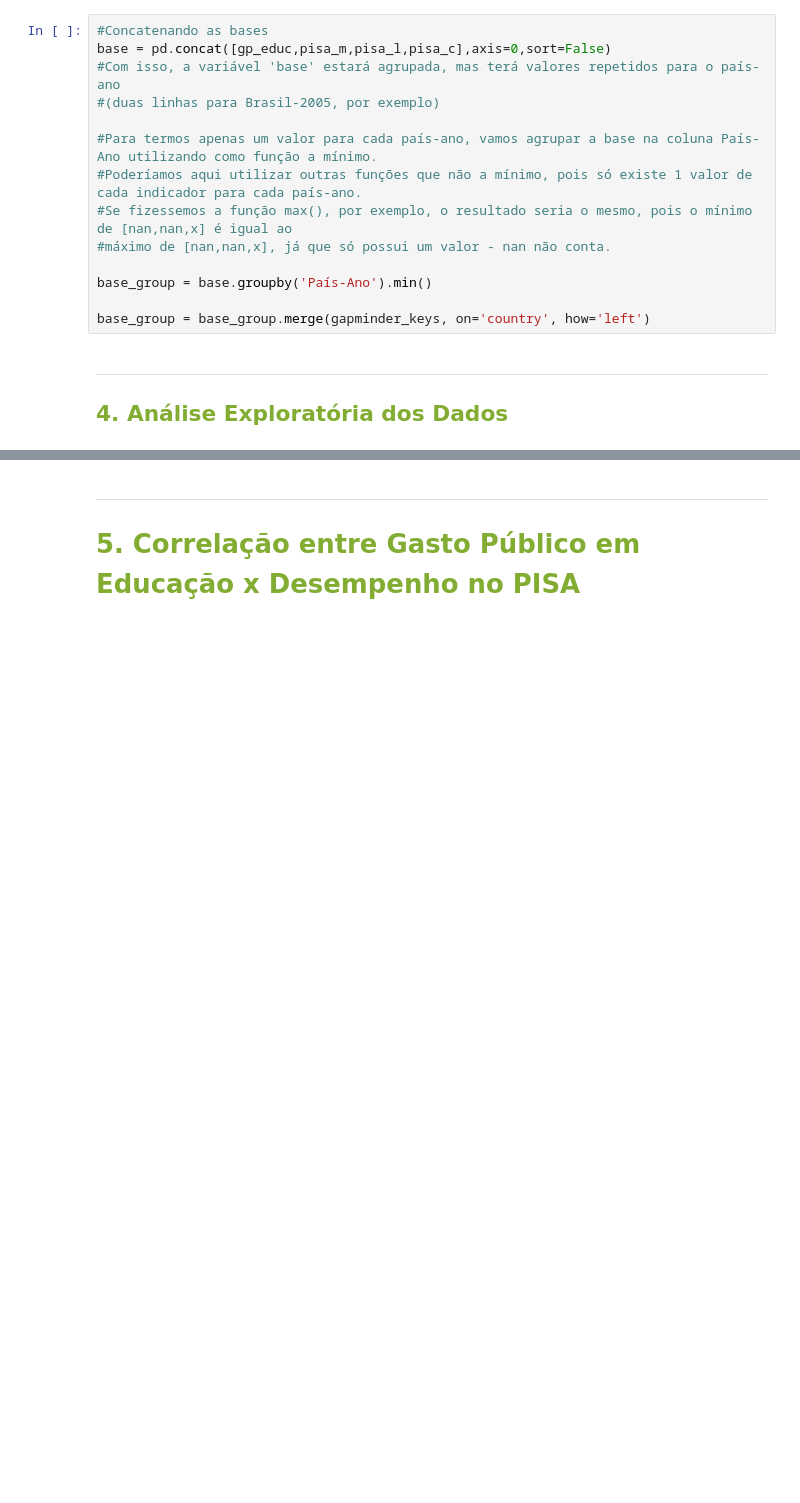
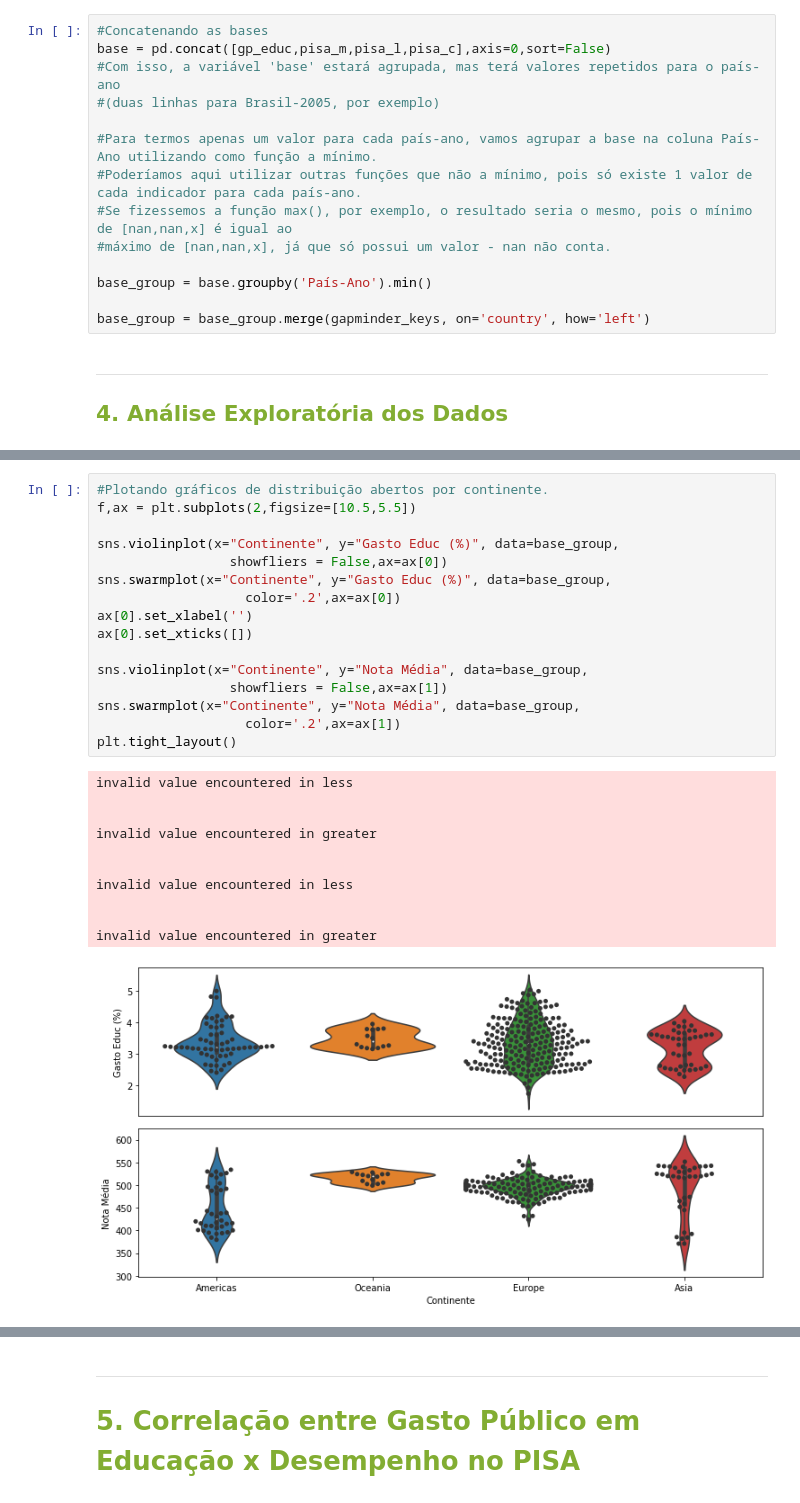
Before and after one commit to kojabawa/exploratory_data_analysis, a Jupyter notebook: EDA/Trabalho Asla.ipynb, the cells around one changed output, grey strips where cells are left out. Cells and saved outputs as stored; diff of their text form; blank space fills up the shorter version.

```diff
--- a/EDA/Trabalho Asla.ipynb
+++ b/EDA/Trabalho Asla.ipynb
@@ -197,0 +258,28 @@ Text(0.5, 0.98, 'Distribuição das Variáveis')
+# %%
+#Plotando gráficos de distribuição abertos por continente.
+f,ax = plt.subplots(2,figsize=[10.5,5.5])
+
+sns.violinplot(x="Continente", y="Gasto Educ (%)", data=base_group,
+                 showfliers = False,ax=ax[0])
+sns.swarmplot(x="Continente", y="Gasto Educ (%)", data=base_group,
+                   color='.2',ax=ax[0])
+ax[0].set_xlabel('')
+ax[0].set_xticks([])
+
+sns.violinplot(x="Continente", y="Nota Média", data=base_group,
+                 showfliers = False,ax=ax[1])
+sns.swarmplot(x="Continente", y="Nota Média", data=base_group,
+                   color='.2',ax=ax[1])
+plt.tight_layout()
+# %% [output]
+invalid value encountered in less
+
+
+invalid value encountered in greater
+
+
+invalid value encountered in less
+
+
+invalid value encountered in greater
+[figure, added]
```
Also changed, not shown: parts of 31 cells of this notebook.
